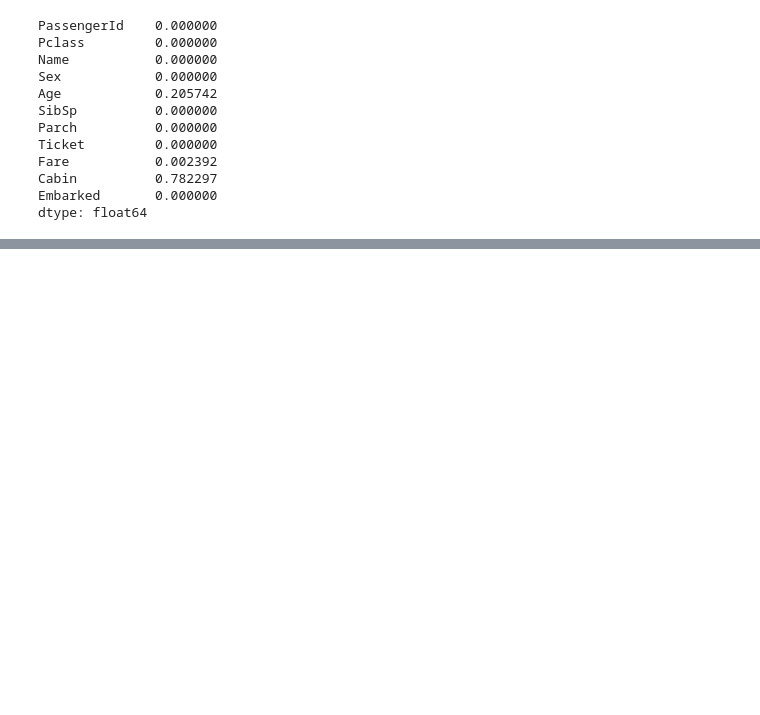
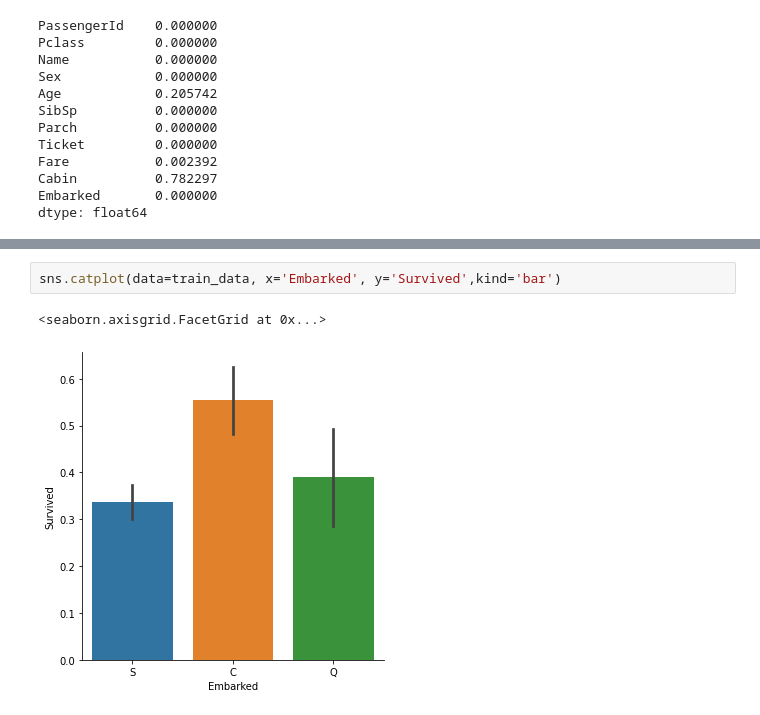
Before and after one commit to RKulagowska/Kaggle, a Jupyter notebook: titanic-1-202209.ipynb, the cells around one changed output, grey strips where cells are left out. Drawn from its saved outputs; the diff is of its cells as text; blank space fills up the shorter version.

```diff
--- a/titanic-1-202209.ipynb
+++ b/titanic-1-202209.ipynb
@@ -177,0 +243,5 @@ dtype: float64
+# %%
+sns.catplot(data=train_data, x='Embarked', y='Survived',kind='bar')
+# %% [output]
+<seaborn.axisgrid.FacetGrid at 0x...>
+[figure, added]
```
Also changed, not shown: parts of 46 cells of this notebook.
